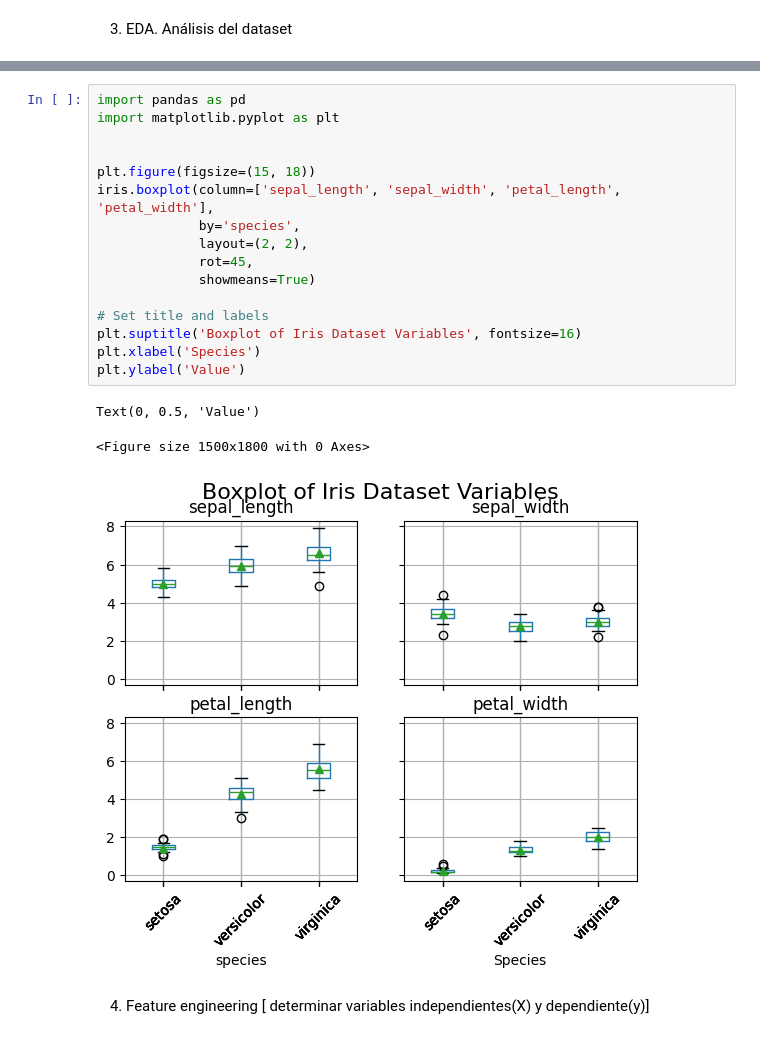
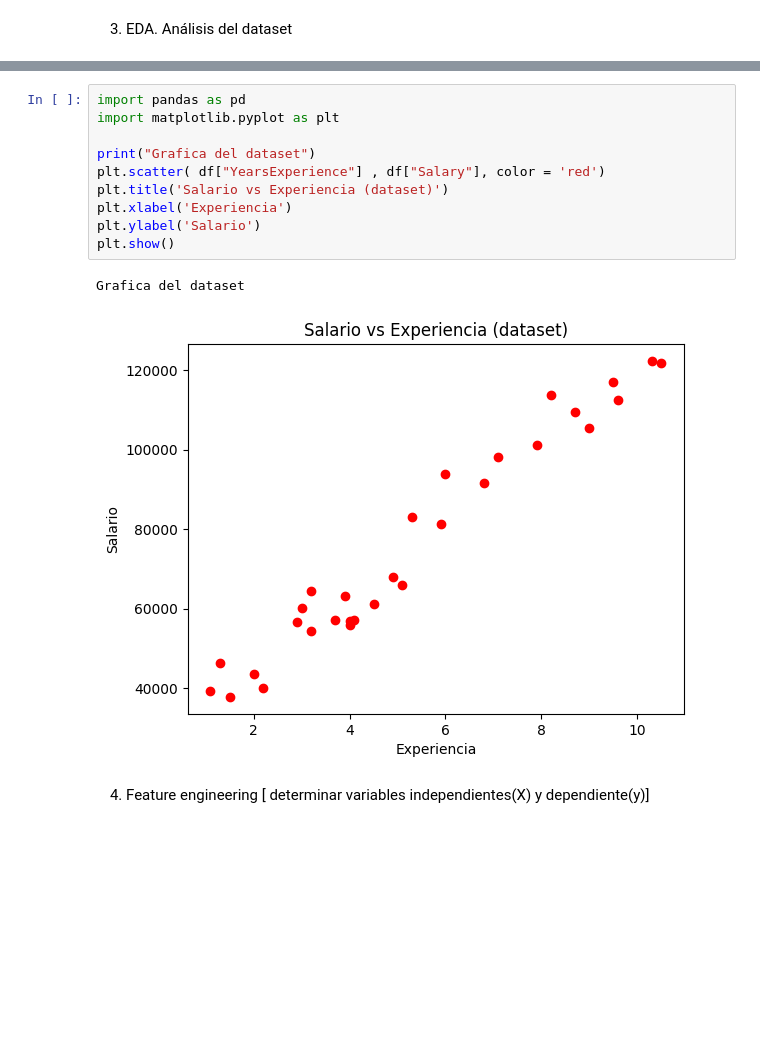
Before and after one commit to alfonsoayalapaloma/machine-learning, a Jupyter notebook: ml_02_linear-regression_salary.ipynb, the cells around one changed output, grey strips where cells are left out. Saved outputs shown, nothing was run; the diff lists cells and outputs as text; blank space fills up the shorter version.

```diff
--- a/ml_02_linear-regression_salary.ipynb
+++ b/ml_02_linear-regression_salary.ipynb
@@ -54,22 +57,15 @@ iris.hist();
-# %%
-import pandas as pd
-import matplotlib.pyplot as plt
-
-
-plt.figure(figsize=(15, 18))
-iris.boxplot(column=['sepal_length', 'sepal_width', 'petal_length', 'petal_width'],
-             by='species',
-             layout=(2, 2),
-             rot=45,
-             showmeans=True)
-
-# Set title and labels
-plt.suptitle('Boxplot of Iris Dataset Variables', fontsize=16)
-plt.xlabel('Species')
-plt.ylabel('Value')
-# %% [output]
-Text(0, 0.5, 'Value')
-<Figure size 1500x1800 with 0 Axes>
-[figure, removed]
+# %%
+import pandas as pd
+import matplotlib.pyplot as plt
+
+print("Grafica del dataset")
+plt.scatter( df["YearsExperience"] , df["Salary"], color = 'red')
+plt.title('Salario vs Experiencia (dataset)')
+plt.xlabel('Experiencia')
+plt.ylabel('Salario')
+plt.show()
+# %% [output]
+Grafica del dataset
+[figure, added]
 # %% [markdown]
 4. Feature engineering [ determinar variables independientes(X) y dependiente(y)]
```
Also changed, not shown: parts of 18 cells of this notebook.
